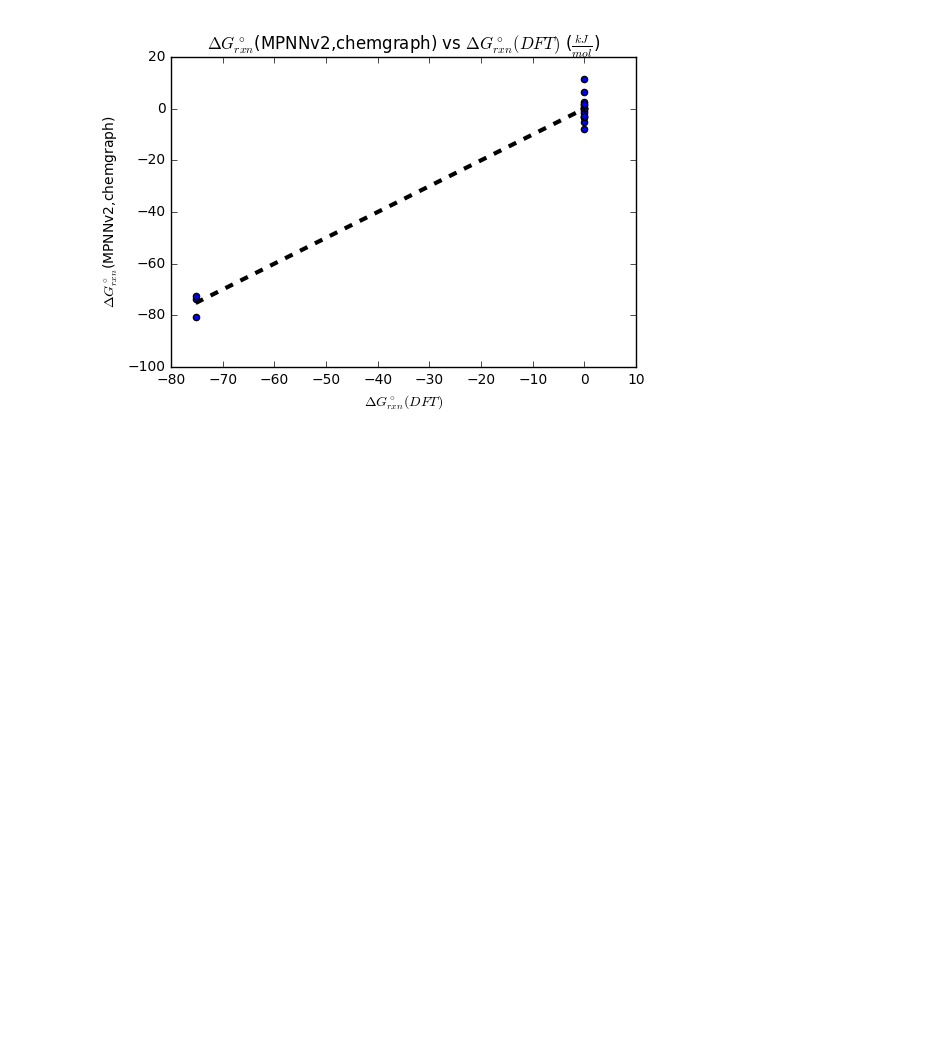
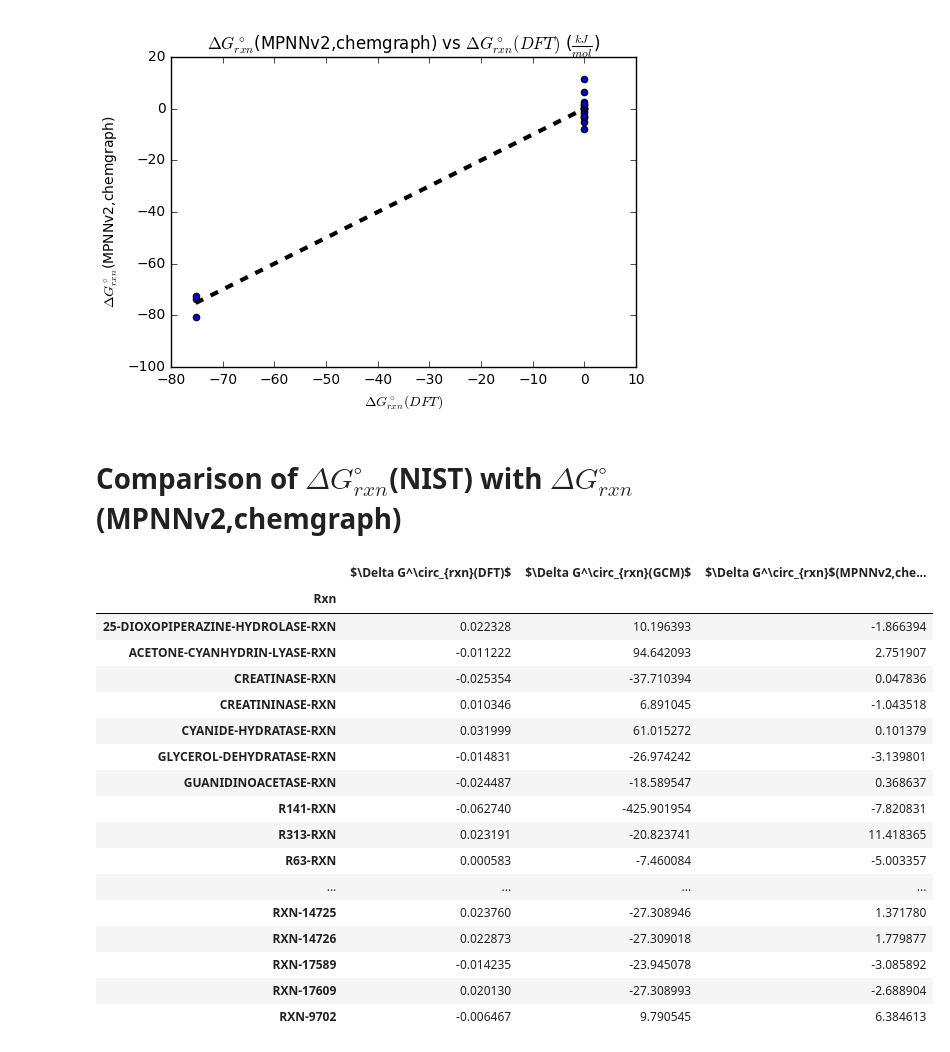
Before and after one commit to PNNL-CompBio/graph-neural-networks, a Jupyter notebook: ChemGraphNN-Predict.ipynb, the cells around one changed output. Cells and saved outputs as stored; diff of their text form; code cells hidden in the pictures; blank space fills up the shorter version.

Commit message:
Marianas chemgraphnn updated with latest

```diff
--- a/ChemGraphNN-Predict.ipynb
+++ b/ChemGraphNN-Predict.ipynb
@@ -662,3 +662,29 @@ plt.savefig('Dataset/MPNNv2_chemgraph_vs_QM9.png')
 Image('Dataset/MPNNv2_chemgraph_vs_QM9.png')
 # %% [output]
 [figure]
+# %% [markdown]
+# Comparison of $\Delta G_{rxn}^\circ$(NIST) with $\Delta G_{rxn}^\circ$(MPNNv2,chemgraph)
+# %%
+import pandas as pd
+
+deltaG = pd.read_table('Dataset/deltaG_DFT_vs_GCM_vs_MPNNv2_chemgraph_rxns.tab',index_col='Rxn')
+deltaG
+# %% [output]
+|  | $\Delta G^\circ_{rxn}(DFT)$ | $\Delta G^\circ_{rxn}(GCM)$ | $\Delta G^\circ_{rxn}$(MPNNv2,che... |
+| Rxn |  |  |  |
+| 25-DIOXOPIPERAZINE-HYDROLASE-RXN | 0.022328 | 10.196393 | -1.866394 |
+| ACETONE-CYANHYDRIN-LYASE-RXN | -0.011222 | 94.642093 | 2.751907 |
+| CREATINASE-RXN | -0.025354 | -37.710394 | 0.047836 |
+| CREATININASE-RXN | 0.010346 | 6.891045 | -1.043518 |
+| CYANIDE-HYDRATASE-RXN | 0.031999 | 61.015272 | 0.101379 |
+| GLYCEROL-DEHYDRATASE-RXN | -0.014831 | -26.974242 | -3.139801 |
+| GUANIDINOACETASE-RXN | -0.024487 | -18.589547 | 0.368637 |
+| R141-RXN | -0.062740 | -425.901954 | -7.820831 |
+| R313-RXN | 0.023191 | -20.823741 | 11.418365 |
+| R63-RXN | 0.000583 | -7.460084 | -5.003357 |
+| ... | ... | ... | ... |
+| RXN-14725 | 0.023760 | -27.308946 | 1.371780 |
+| RXN-14726 | 0.022873 | -27.309018 | 1.779877 |
+| RXN-17589 | -0.014235 | -23.945078 | -3.085892 |
+| RXN-17609 | 0.020130 | -27.308993 | -2.688904 |
+| RXN-9702 | -0.006467 | 9.790545 | 6.384613 |
```
Also changed, not shown: parts of 1 cell of this notebook.
